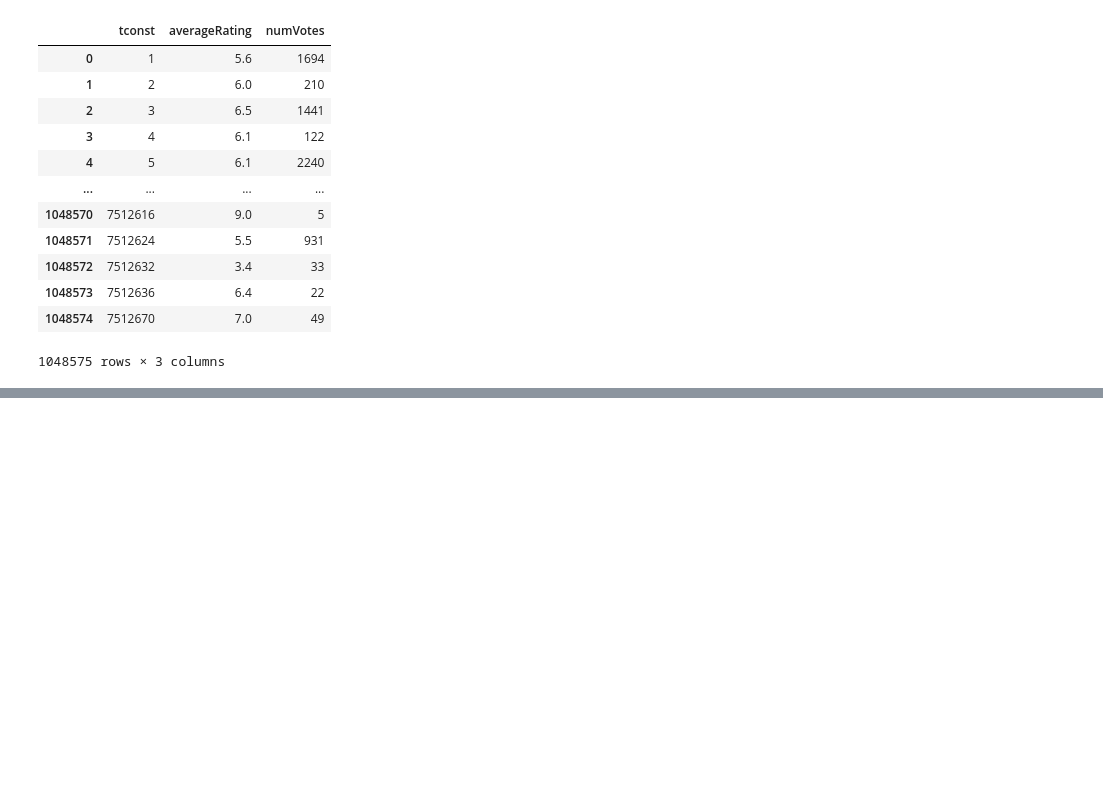
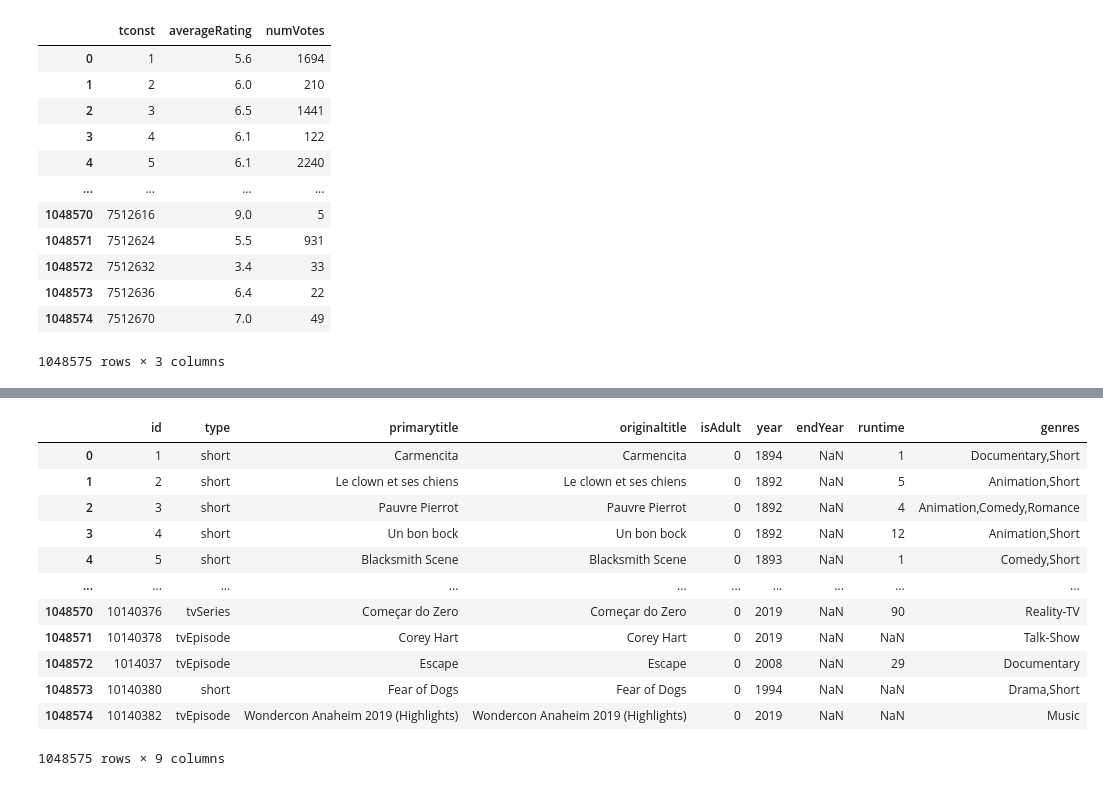
Before and after one commit to Rctho/ETL_project, a Jupyter notebook: imdb.ipynb, the cells around one changed output, grey strips where cells are left out. Saved outputs shown, nothing was run; the diff lists cells and outputs as text; code cells hidden in the pictures; blank space fills up the shorter version.

```diff
--- a/imdb.ipynb
+++ b/imdb.ipynb
@@ -96 +96,19 @@ title_df_renamed
+# %%
+# Renaming the columns
+title_df_renamed = title_df.rename(columns={"tconst":"id",'titleType':'type','primaryTitle':'primarytitle','originalTitle':'originaltitle','startYear':'year','runtimeMinutes':'runtime' })
+title_df_renamed
+# %% [output]
+|  | id | type | primarytitle | originaltitle | isAdult | year | endYear | runtime | genres |
+| 0 | 1 | short | Carmencita | Carmencita | 0 | 1894 | NaN | 1 | Documentary,Short |
+| 1 | 2 | short | Le clown et ses chiens | Le clown et ses chiens | 0 | 1892 | NaN | 5 | Animation,Short |
+| 2 | 3 | short | Pauvre Pierrot | Pauvre Pierrot | 0 | 1892 | NaN | 4 | Animation,Comedy,Romance |
+| 3 | 4 | short | Un bon bock | Un bon bock | 0 | 1892 | NaN | 12 | Animation,Short |
+| 4 | 5 | short | Blacksmith Scene | Blacksmith Scene | 0 | 1893 | NaN | 1 | Comedy,Short |
+| ... | ... | ... | ... | ... | ... | ... | ... | ... | ... |
+| 1048570 | 10140376 | tvSeries | Começar do Zero | Começar do Zero | 0 | 2019 | NaN | 90 | Reality-TV |
+| 1048571 | 10140378 | tvEpisode | Corey Hart | Corey Hart | 0 | 2019 | NaN | NaN | Talk-Show |
+| 1048572 | 1014037 | tvEpisode | Escape | Escape | 0 | 2008 | NaN | 29 | Documentary |
+| 1048573 | 10140380 | short | Fear of Dogs | Fear of Dogs | 0 | 1994 | NaN | NaN | Drama,Short |
+| 1048574 | 10140382 | tvEpisode | Wondercon Anaheim 2019 (Highlights) | Wondercon Anaheim 2019 (Highlights) | 0 | 2019 | NaN | NaN | Music |
+1048575 rows × 9 columns
 # %%
```
Also changed, not shown: parts of 27 cells of this notebook, 1 other file.
